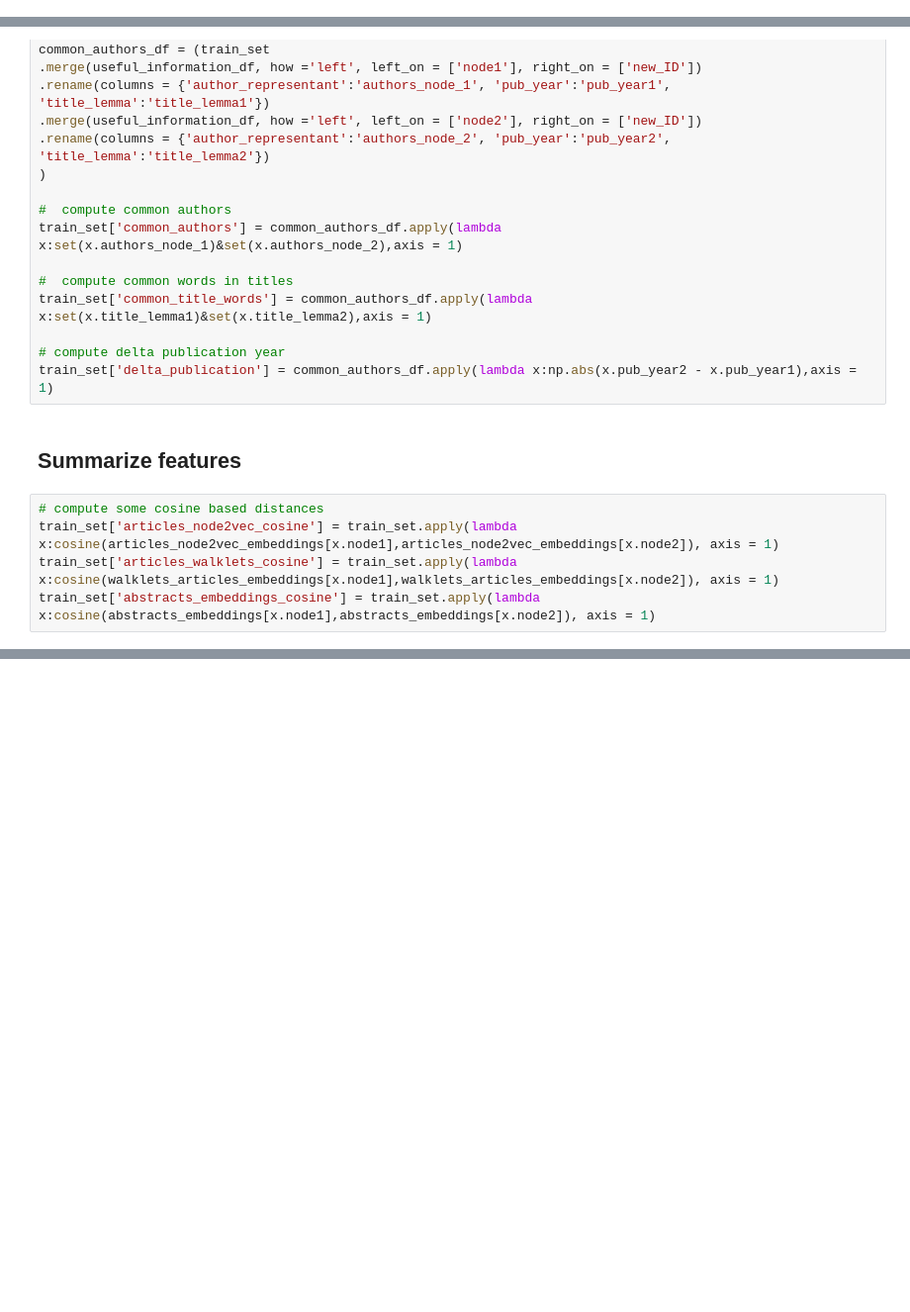
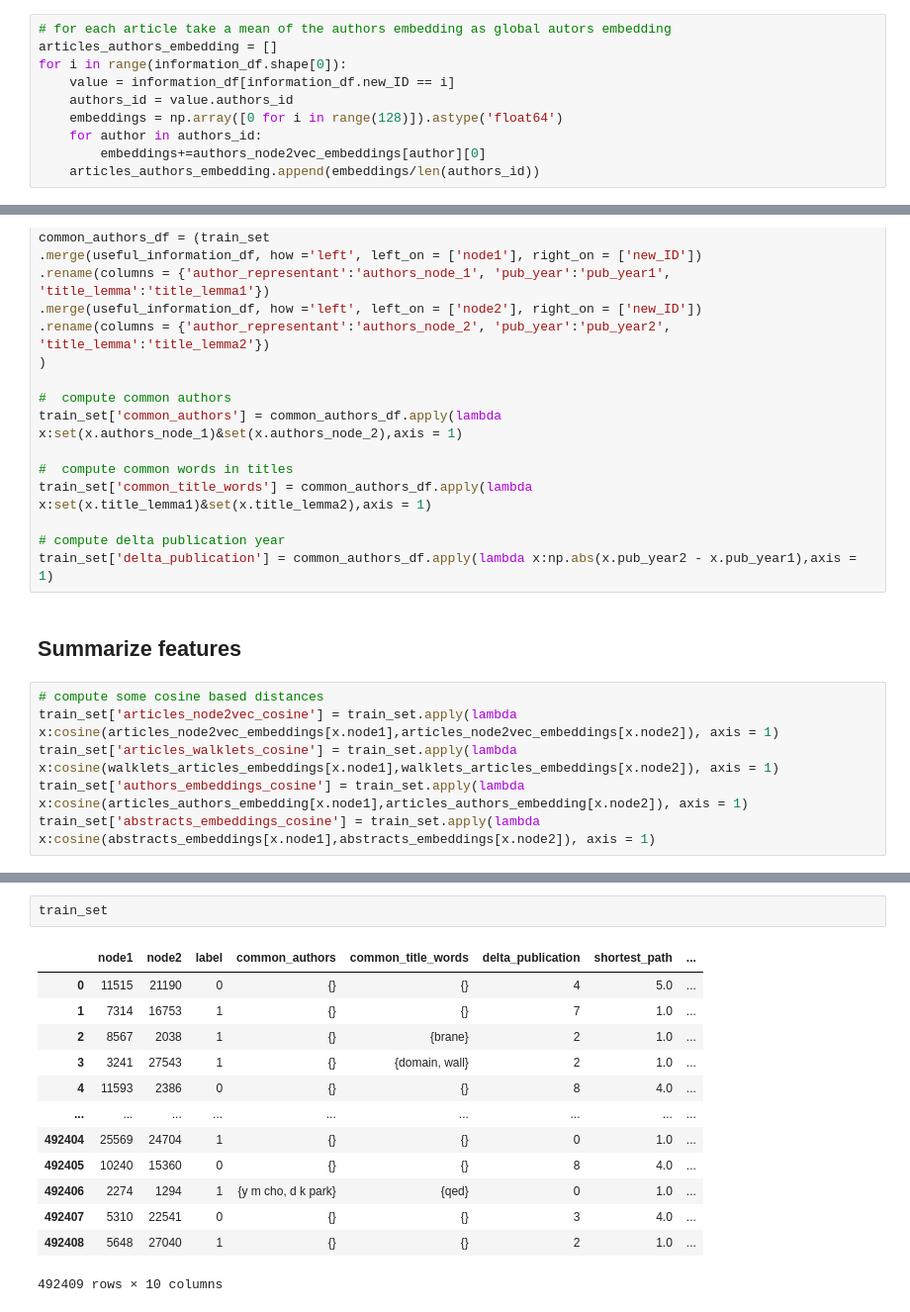
Before and after one commit to timrio/MLNS_Kaggle_Challenge, a Jupyter notebook: notebook_tim_explo.ipynb, the cells around one changed output, grey strips where cells are left out. Shown at 99% size. Saved outputs shown, nothing was run; the diff lists cells and outputs as text; blank space fills up the shorter version.

Commit message:
embeddings summary

```diff
--- a/notebook_tim_explo.ipynb
+++ b/notebook_tim_explo.ipynb
@@ -342,0 +359,10 @@ else:
+# %%
+# for each article take a mean of the authors embedding as global autors embedding
+articles_authors_embedding = []
+for i in range(information_df.shape[0]):
+    value = information_df[information_df.new_ID == i]
+    authors_id = value.authors_id
+    embeddings = np.array([0 for i in range(128)]).astype('float64')
+    for author in authors_id:
+        embeddings+=authors_node2vec_embeddings[author][0]
+    articles_authors_embedding.append(embeddings/len(authors_id))
@@ -401,4 +431,5 @@ train_set['delta_publication'] = common_authors_df.apply(lambda x:np.abs(x.pub_y
 # compute some cosine based distances
 train_set['articles_node2vec_cosine'] = train_set.apply(lambda x:cosine(articles_node2vec_embeddings[x.node1],articles_node2vec_embeddings[x.node2]), axis = 1)
 train_set['articles_walklets_cosine'] = train_set.apply(lambda x:cosine(walklets_articles_embeddings[x.node1],walklets_articles_embeddings[x.node2]), axis = 1)
+train_set['authors_embeddings_cosine'] = train_set.apply(lambda x:cosine(articles_authors_embedding[x.node1],articles_authors_embedding[x.node2]), axis = 1)
 train_set['abstracts_embeddings_cosine'] = train_set.apply(lambda x:cosine(abstracts_embeddings[x.node1],abstracts_embeddings[x.node2]), axis = 1)
@@ -407,0 +436,16 @@ train_set['abstracts_embeddings_cosine'] = train_set.apply(lambda x:cosine(abstr
+# %%
+train_set
+# %% [output]
+|  | node1 | node2 | label | common_authors | common_title_words | delta_publication | shortest_path | ... |
+| 0 | 11515 | 21190 | 0 | {} | {} | 4 | 5.0 | ... |
+| 1 | 7314 | 16753 | 1 | {} | {} | 7 | 1.0 | ... |
+| 2 | 8567 | 2038 | 1 | {} | {brane} | 2 | 1.0 | ... |
+| 3 | 3241 | 27543 | 1 | {} | {domain, wall} | 2 | 1.0 | ... |
+| 4 | 11593 | 2386 | 0 | {} | {} | 8 | 4.0 | ... |
+| ... | ... | ... | ... | ... | ... | ... | ... | ... |
+| 492404 | 25569 | 24704 | 1 | {} | {} | 0 | 1.0 | ... |
+| 492405 | 10240 | 15360 | 0 | {} | {} | 8 | 4.0 | ... |
+| 492406 | 2274 | 1294 | 1 | {y m cho, d k park} | {qed} | 0 | 1.0 | ... |
+| 492407 | 5310 | 22541 | 0 | {} | {} | 3 | 4.0 | ... |
+| 492408 | 5648 | 27040 | 1 | {} | {} | 2 | 1.0 | ... |
+492409 rows × 10 columns
```
Also changed, not shown: parts of 3 cells of this notebook.
